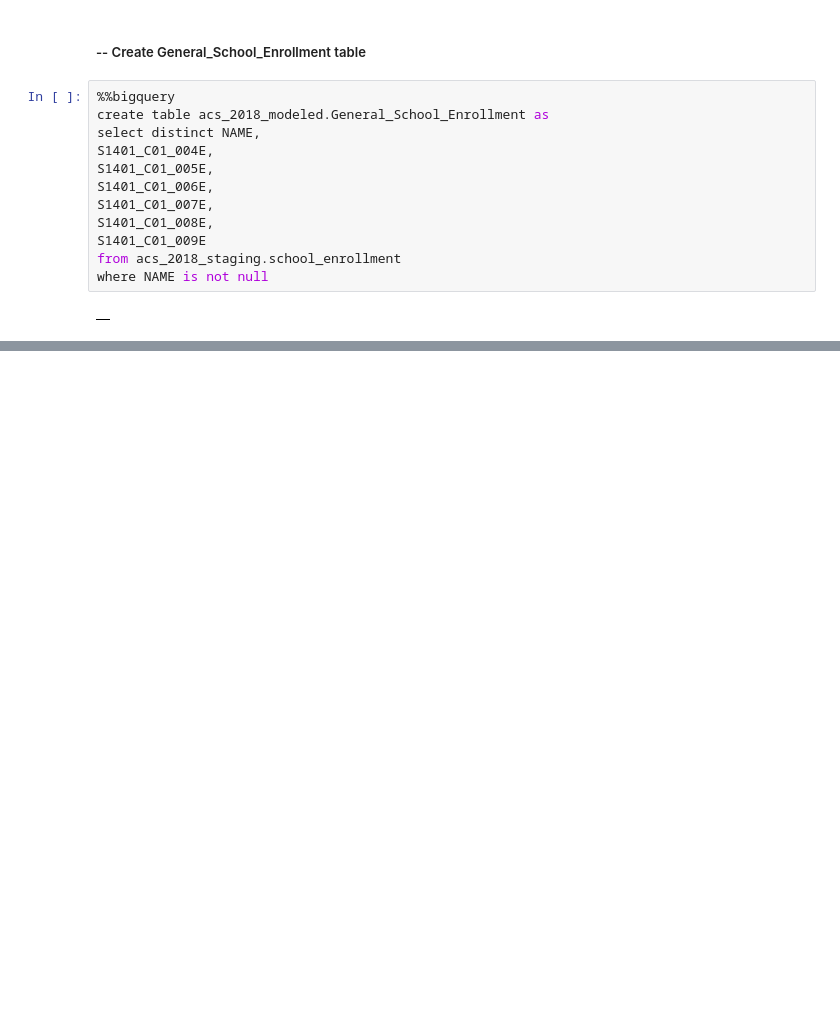
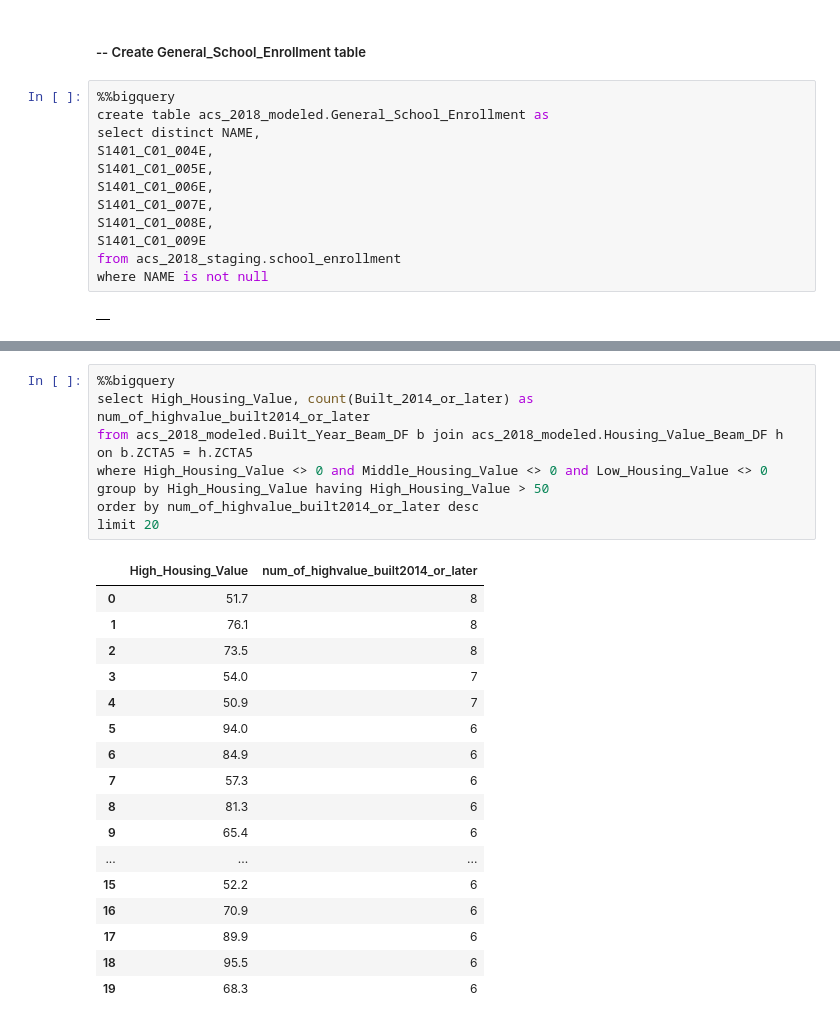
Before and after one commit to xindixu/US-demographic-analysis, a Jupyter notebook: Mai_notebook.ipynb, the cells around one changed output, grey strips where cells are left out. Cells and saved outputs as stored; diff of their text form; blank space fills up the shorter version.

```diff
--- a/Mai_notebook.ipynb
+++ b/Mai_notebook.ipynb
@@ -102,0 +167,27 @@ where NAME is not null
+# %%
+%%bigquery
+select High_Housing_Value, count(Built_2014_or_later) as num_of_highvalue_built2014_or_later
+from acs_2018_modeled.Built_Year_Beam_DF b join acs_2018_modeled.Housing_Value_Beam_DF h
+on b.ZCTA5 = h.ZCTA5
+where High_Housing_Value <> 0 and Middle_Housing_Value <> 0 and Low_Housing_Value <> 0
+group by High_Housing_Value having High_Housing_Value > 50
+order by num_of_highvalue_built2014_or_later desc
+limit 20
+# %% [output]
+|  | High_Housing_Value | num_of_highvalue_built2014_or_later |
+| 0 | 51.7 | 8 |
+| 1 | 76.1 | 8 |
+| 2 | 73.5 | 8 |
+| 3 | 54.0 | 7 |
+| 4 | 50.9 | 7 |
+| 5 | 94.0 | 6 |
+| 6 | 84.9 | 6 |
+| 7 | 57.3 | 6 |
+| 8 | 81.3 | 6 |
+| 9 | 65.4 | 6 |
+| ... | ... | ... |
+| 15 | 52.2 | 6 |
+| 16 | 70.9 | 6 |
+| 17 | 89.9 | 6 |
+| 18 | 95.5 | 6 |
+| 19 | 68.3 | 6 |
```
Also changed, not shown: parts of 4 cells of this notebook.
